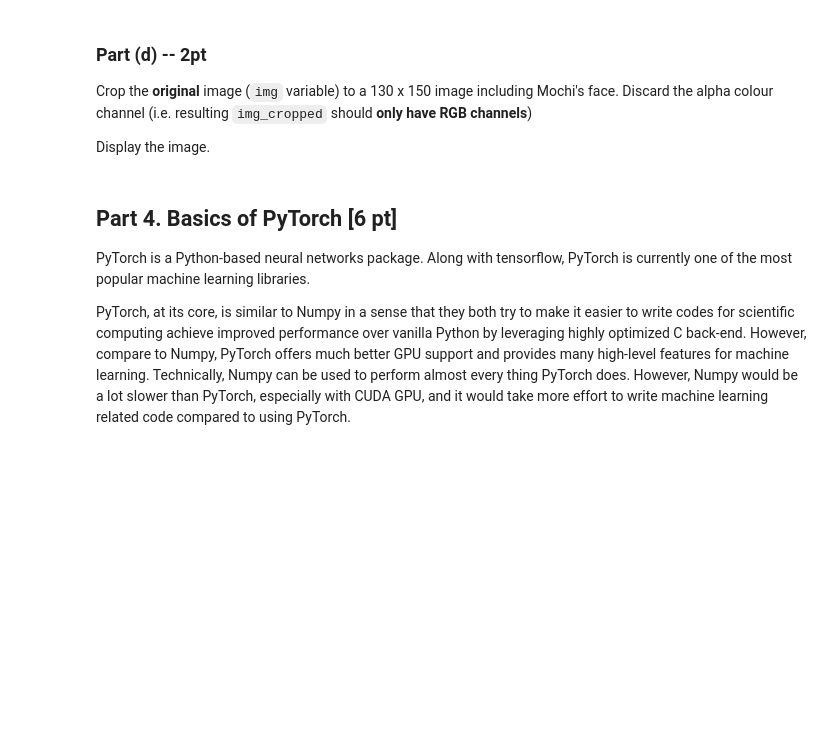
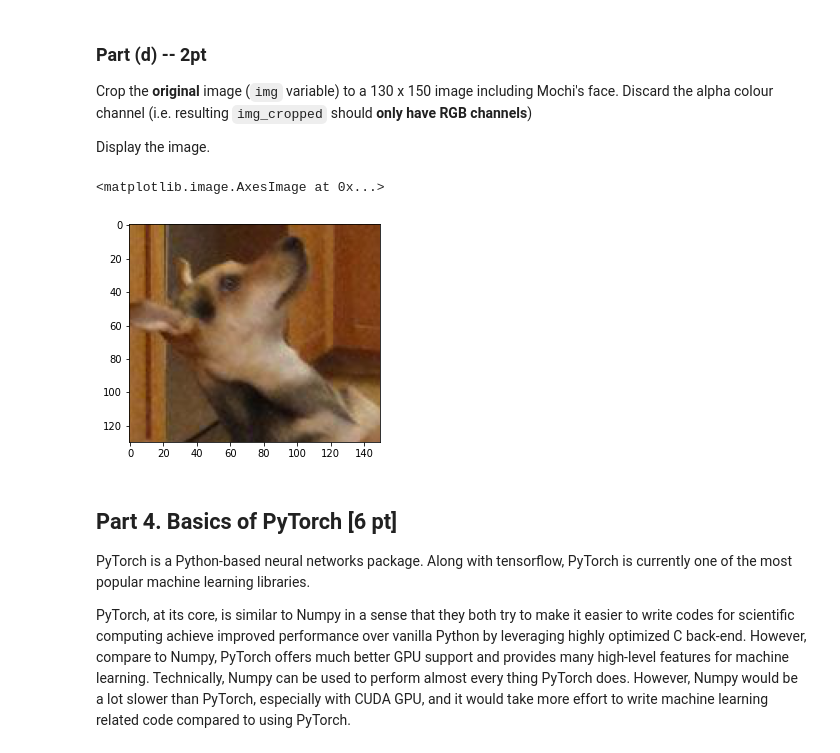
Before and after one commit to UToronto-dhnam/APS360, a Jupyter notebook: Labs/Lab1 PyTorch and ANNs.ipynb, the cells around one changed output. Cells and saved outputs as stored; diff of their text form; code cells hidden in the pictures; blank space fills up the shorter version.

```diff
--- a/Labs/Lab1 PyTorch and ANNs.ipynb
+++ b/Labs/Lab1 PyTorch and ANNs.ipynb
@@ -311,6 +317,12 @@ img_add = None
 Crop the **original** image (`img` variable) to a 130 x 150 image including Mochi's face. Discard the alpha colour channel (i.e. resulting `img_cropped` should **only have RGB channels**)
 
 Display the image.
+# %%
+img_cropped = img[20:150, 30:180, :][:, :, :3]
+plt.imshow(img_cropped)
+# %% [output]
+<matplotlib.image.AxesImage at 0x...>
+[figure, added]
 # %% [markdown]
 ## Part 4. Basics of PyTorch [6 pt]
 
```
Also changed, not shown: parts of 22 cells of this notebook, 17 other files.
